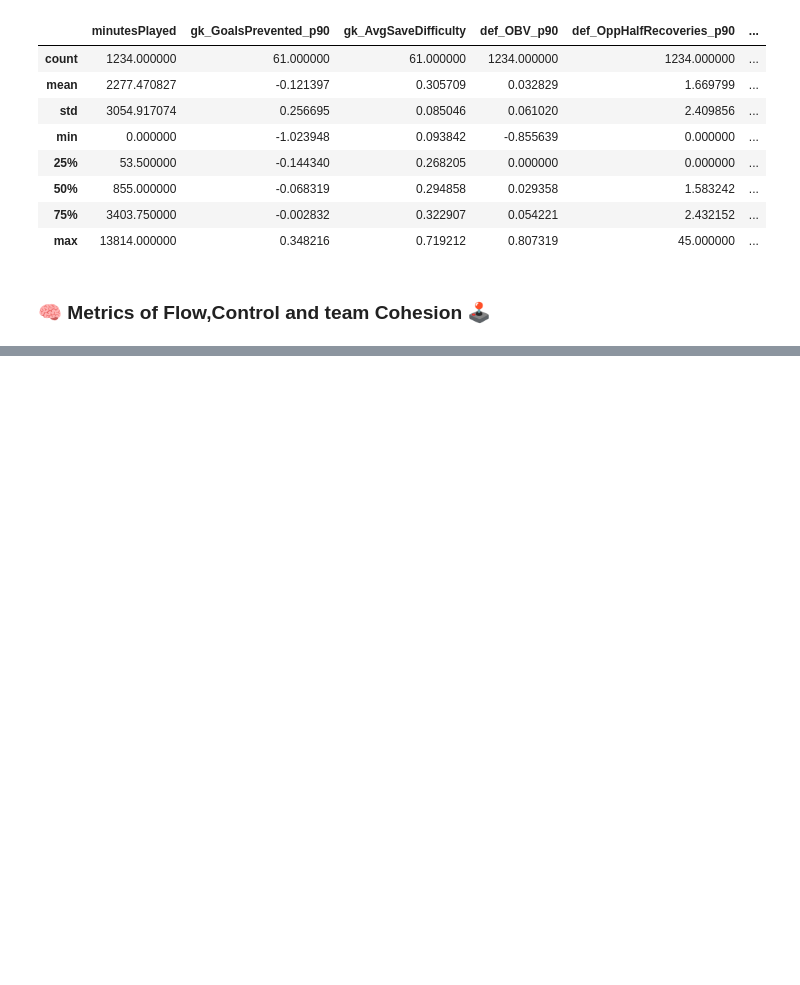
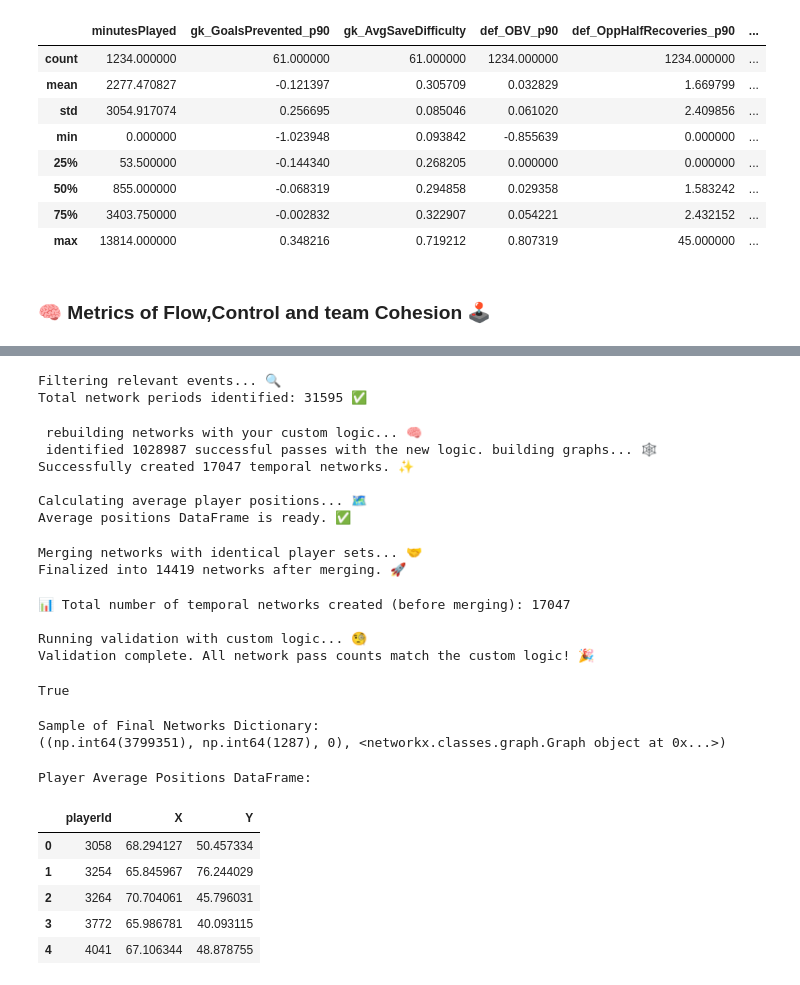
Before and after one commit to SLy-Precision/Player-Detection-and-Team-Performance-Prediction, a Jupyter notebook: 01_Modeling_and_Detection_of_Players.ipynb, the cells around one changed output, grey strips where cells are left out. Drawn from its saved outputs; the diff is of its cells as text; code cells hidden in the pictures; blank space fills up the shorter version.

```diff
--- a/01_Modeling_and_Detection_of_Players.ipynb
+++ b/01_Modeling_and_Detection_of_Players.ipynb
@@ -909,0 +1208,51 @@ df_advanced.describe()
+# %%
+# 1. Define network periods by filtering and flagging
+df_with_periods = define_network_periods(df)
+# %% [output]
+Filtering relevant events... 🔍
+Total network periods identified: 31595 ✅
+# %%
+# 2. & 4. Create the raw temporal networks and the player position df
+temporal_nets, player_avg_pos_df = create_temporal_networks(df_with_periods)
+# %% [output]
+ rebuilding networks with your custom logic... 🧠
+ identified 1028987 successful passes with the new logic. building graphs... 🕸️
+Successfully created 17047 temporal networks. ✨
+
+Calculating average player positions... 🗺️
+Average positions DataFrame is ready. ✅
+# %%
+# 5. & 6. Merge networks with identical players and make them undirected
+final_networks = finalize_networks(temporal_nets)
+# %% [output]
+Merging networks with identical player sets... 🤝
+Finalized into 14419 networks after merging. 🚀
+# %%
+# 7. Run validation and helper functions
+count_total_temporal_networks(temporal_nets)
+validate_networks(df, temporal_nets)
+# %% [output]
+📊 Total number of temporal networks created (before merging): 17047
+
+Running validation with custom logic... 🧐
+Validation complete. All network pass counts match the custom logic! 🎉
+True
+# %%
+# Now you can work with your final data ✨
+print("\nSample of Final Networks Dictionary:")
+print(list(final_networks.items())[0])
+# %% [output]
+Sample of Final Networks Dictionary:
+((np.int64(3799351), np.int64(1287), 0), <networkx.classes.graph.Graph object at 0x...>)
+# %%
+print("\nPlayer Average Positions DataFrame:")
+print("\n")
+player_avg_pos_df.head()
+# %% [output]
+Player Average Positions DataFrame:
+|  | playerId | X | Y |
+| 0 | 3058 | 68.294127 | 50.457334 |
+| 1 | 3254 | 65.845967 | 76.244029 |
+| 2 | 3264 | 70.704061 | 45.796031 |
+| 3 | 3772 | 65.986781 | 40.093115 |
+| 4 | 4041 | 67.106344 | 48.878755 |
```
Also changed, not shown: parts of 13 cells of this notebook.
